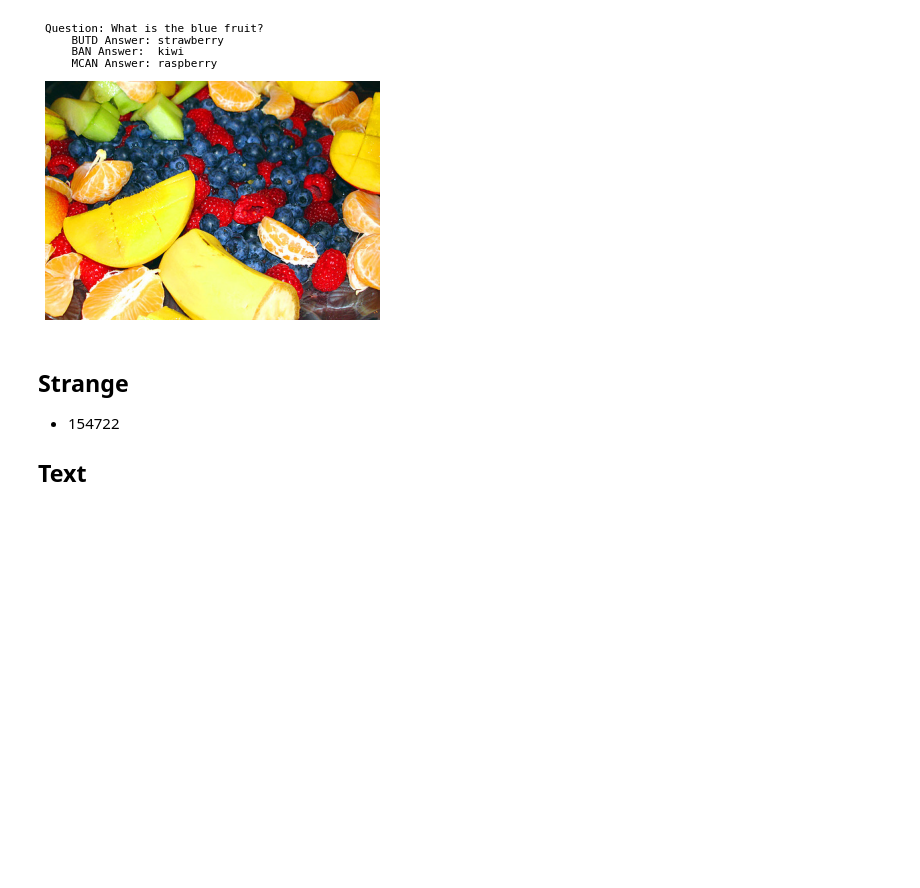
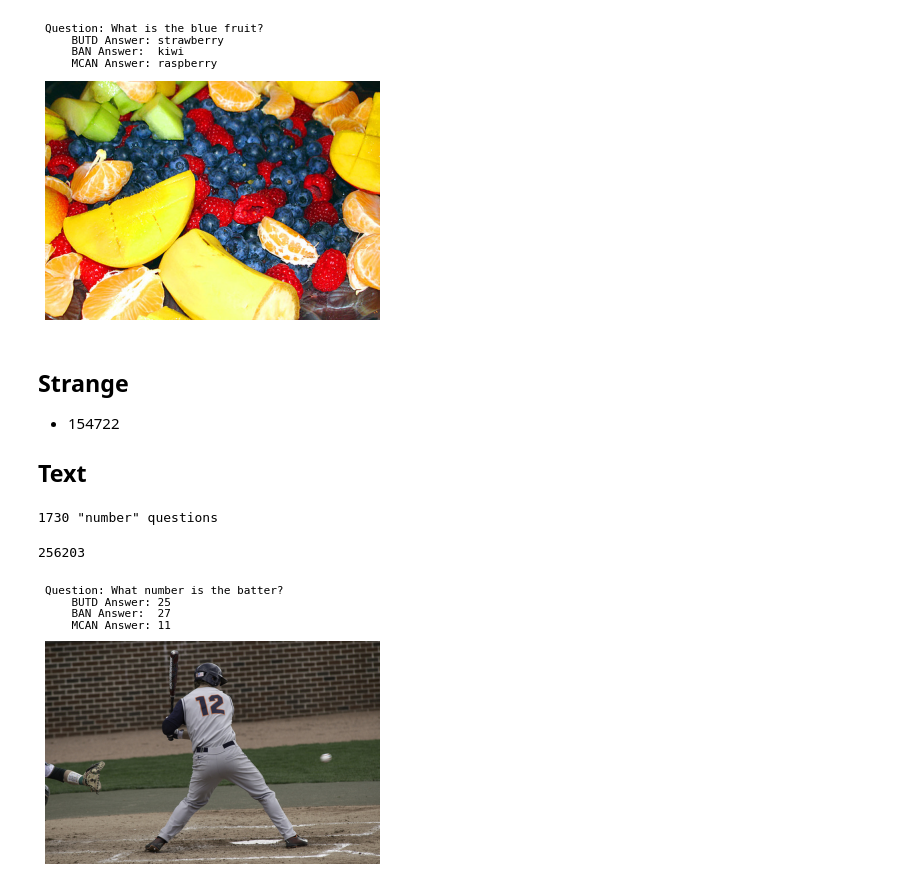
Before and after one commit to zhaoyi3264/openvqa, a Jupyter notebook: visualization.ipynb, the cells around one changed output. Cells and saved outputs as stored; diff of their text form; code cells hidden in the pictures; blank space fills up the shorter version.

Commit message:
add new figures

```diff
--- a/visualization.ipynb
+++ b/visualization.ipynb
@@ -280,3 +280,15 @@ for i, idx in enumerate([147692, 317356]):
 - 154722
 
 ## Text
+# %%
+number = all_diff_df['question'].str.lower().str.contains('number')
+number_df = all_diff_df[number]
+print(len(number_df), '"number" questions')
+# %% [output]
+1730 "number" questions
+# %%
+visualize_ques_ans(number_df, 256203)
+plt.savefig('figures/text_0.png')
+# %% [output]
+256203
+[figure, added]
```
Also changed, not shown: parts of 1 cell of this notebook, 1 other file.
